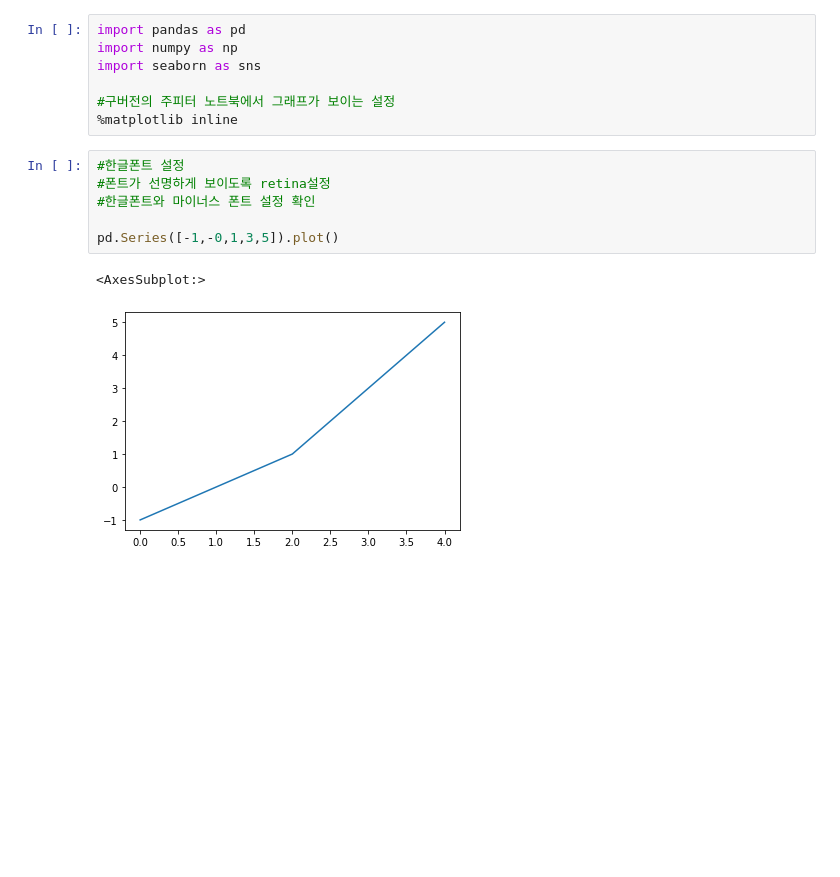
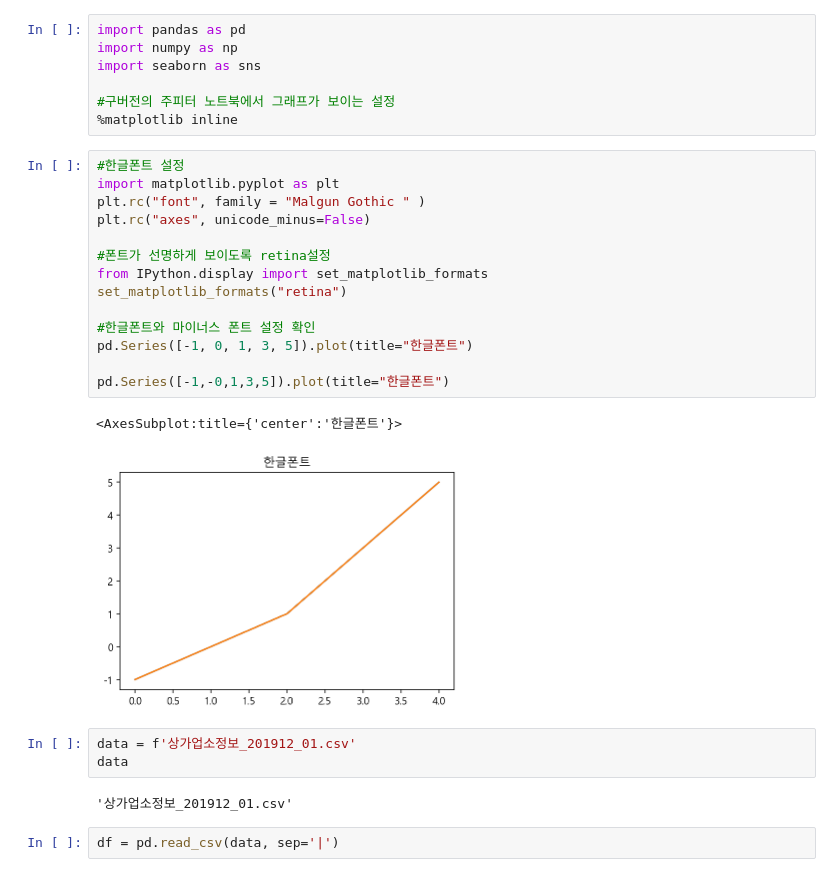
Before and after one commit to hdonghun/Python_analysis-visualization, a Jupyter notebook: 스타벅스, 이디야 매장위치 비교하기.ipynb, the cells around one changed output. Saved outputs shown, nothing was run; the diff lists cells and outputs as text; blank space fills up the shorter version.

```diff
--- a/스타벅스, 이디야 매장위치 비교하기.ipynb
+++ b/스타벅스, 이디야 매장위치 비교하기.ipynb
@@ -12,10 +12,25 @@ import seaborn as sns
 %matplotlib inline
 # %%
 #한글폰트 설정
+import matplotlib.pyplot as plt
+plt.rc("font", family = "Malgun Gothic " )
+plt.rc("axes", unicode_minus=False)
+
 #폰트가 선명하게 보이도록 retina설정
+from IPython.display import set_matplotlib_formats
+set_matplotlib_formats("retina")
+
 #한글폰트와 마이너스 폰트 설정 확인
+pd.Series([-1, 0, 1, 3, 5]).plot(title="한글폰트")
 
-pd.Series([-1,-0,1,3,5]).plot()
+pd.Series([-1,-0,1,3,5]).plot(title="한글폰트")
 # %% [output]
-<AxesSubplot:>
+<AxesSubplot:title={'center':'한글폰트'}>
-[figure, old version]
+[figure, new version]
+# %%
+data = f'상가업소정보_201912_01.csv'
+data
+# %% [output]
+'상가업소정보_201912_01.csv'
+# %%
+df = pd.read_csv(data, sep='|')
```
Also changed, not shown: parts of 47 cells of this notebook.
